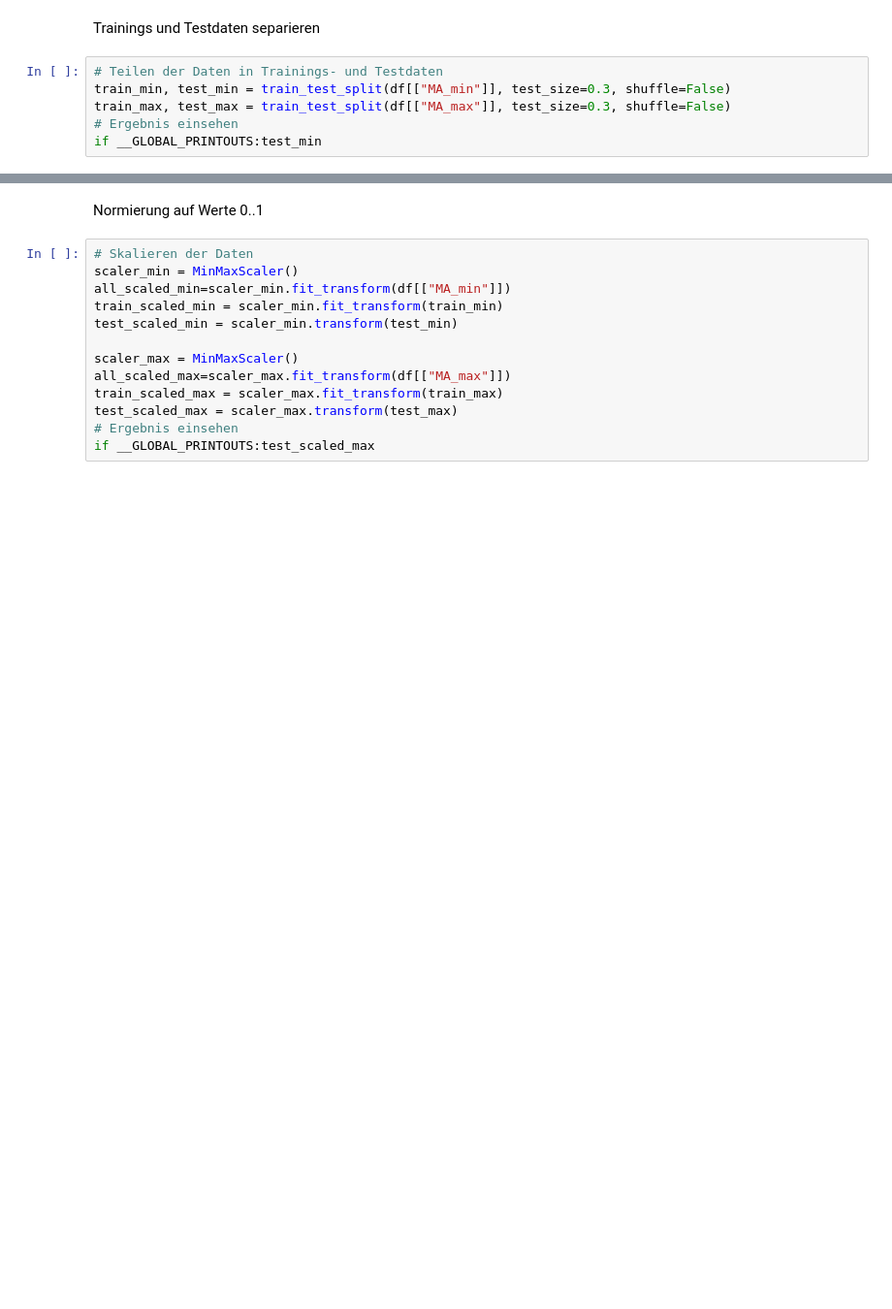
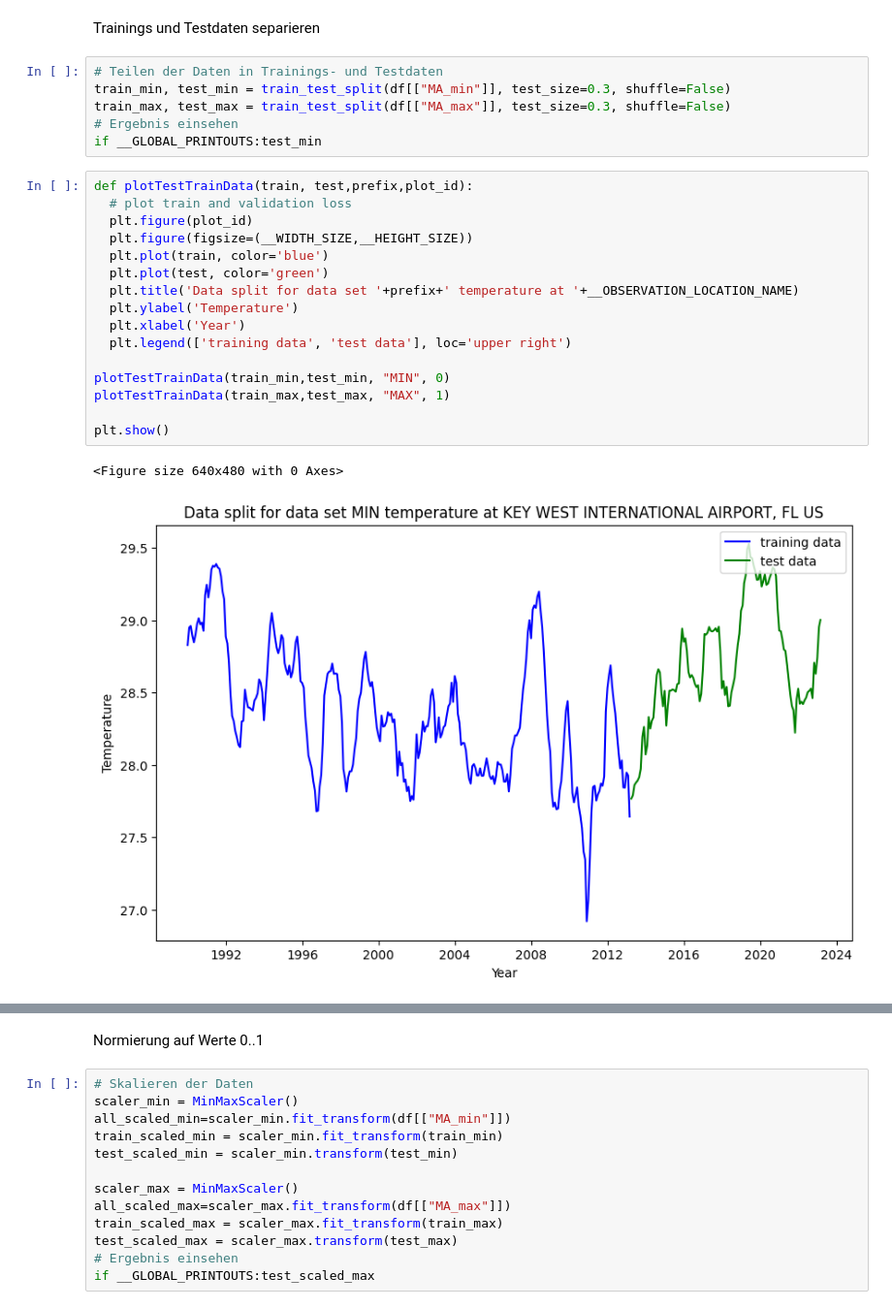
Before and after one commit to soy-min/climate-prognosis, a Jupyter notebook: ClimatePrognosis.ipynb, the cells around one changed output, grey strips where cells are left out. Shown at 97% size. Drawn from its saved outputs; the diff is of its cells as text; blank space fills up the shorter version.

```diff
--- a/ClimatePrognosis.ipynb
+++ b/ClimatePrognosis.ipynb
@@ -103,3 +103,22 @@ train_min, test_min = train_test_split(df[["MA_min"]], test_size=0.3, shuffle=Fa
 train_max, test_max = train_test_split(df[["MA_max"]], test_size=0.3, shuffle=False)
 # Ergebnis einsehen
 if __GLOBAL_PRINTOUTS:test_min
+# %%
+def plotTestTrainData(train, test,prefix,plot_id):
+  # plot train and validation loss
+  plt.figure(plot_id)
+  plt.figure(figsize=(__WIDTH_SIZE,__HEIGHT_SIZE))
+  plt.plot(train, color='blue')
+  plt.plot(test, color='green')
+  plt.title('Data split for data set '+prefix+' temperature at '+__OBSERVATION_LOCATION_NAME)
+  plt.ylabel('Temperature')
+  plt.xlabel('Year')
+  plt.legend(['training data', 'test data'], loc='upper right')
+
+plotTestTrainData(train_min,test_min, "MIN", 0)
+plotTestTrainData(train_max,test_max, "MAX", 1)
+
+plt.show()
+# %% [output]
+<Figure size 640x480 with 0 Axes>
+[figure, added]
```
Also changed, not shown: parts of 7 cells of this notebook.
